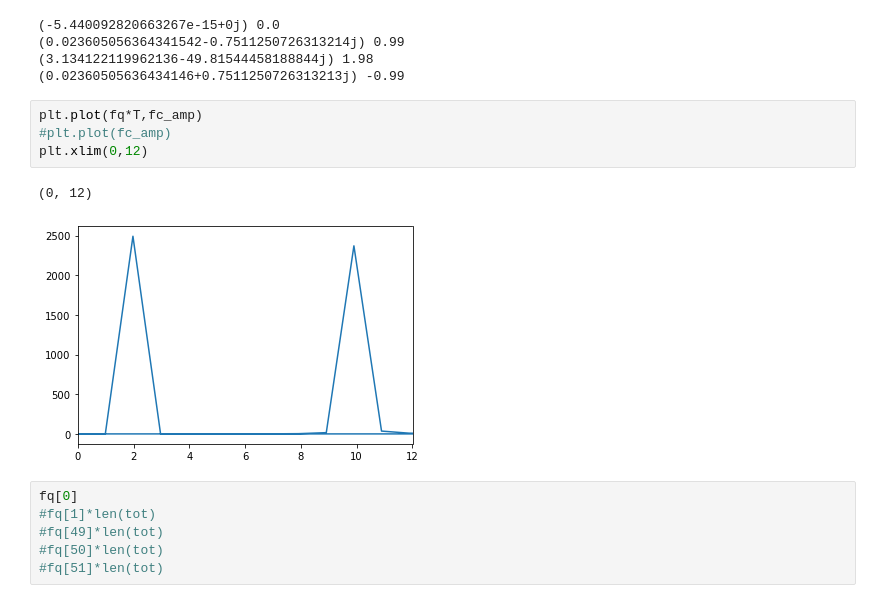
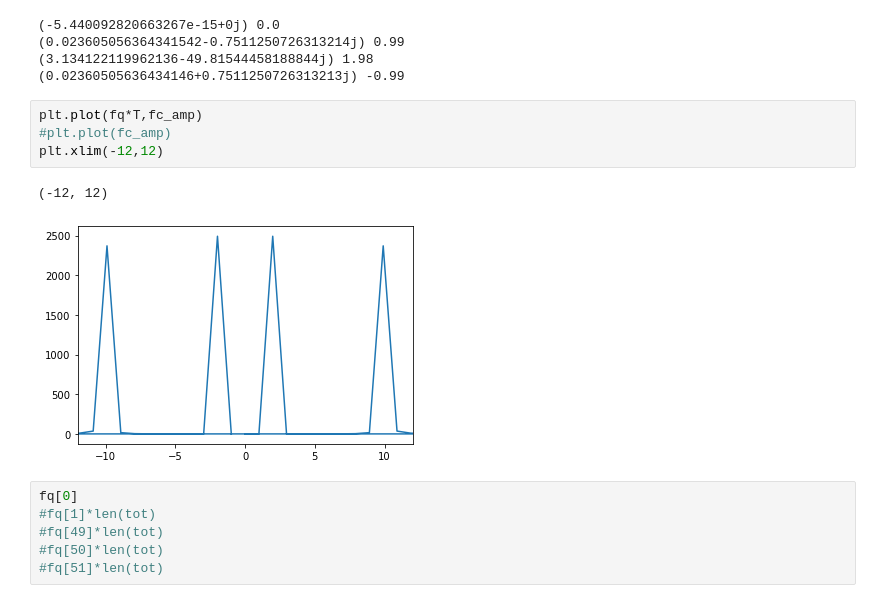
Before and after one commit to mclaret/JISAOinternship, a Jupyter notebook: notebooks/mariona/fft.ipynb, the cells around one changed output. Cells and saved outputs as stored; diff of their text form.

```diff
--- a/notebooks/mariona/fft.ipynb
+++ b/notebooks/mariona/fft.ipynb
@@ -44,10 +44,10 @@ print(fc[99],fq[99]*T)
 # %%
 plt.plot(fq*T,fc_amp)
 #plt.plot(fc_amp)
-plt.xlim(0,12)
+plt.xlim(-12,12)
 # %% [output]
-(0, 12)
+(-12, 12)
-[figure, old version]
+[figure, new version]
 # %%
 fq[0]
 #fq[1]*len(tot)
```
Also changed, not shown: parts of 6 cells of this notebook.
